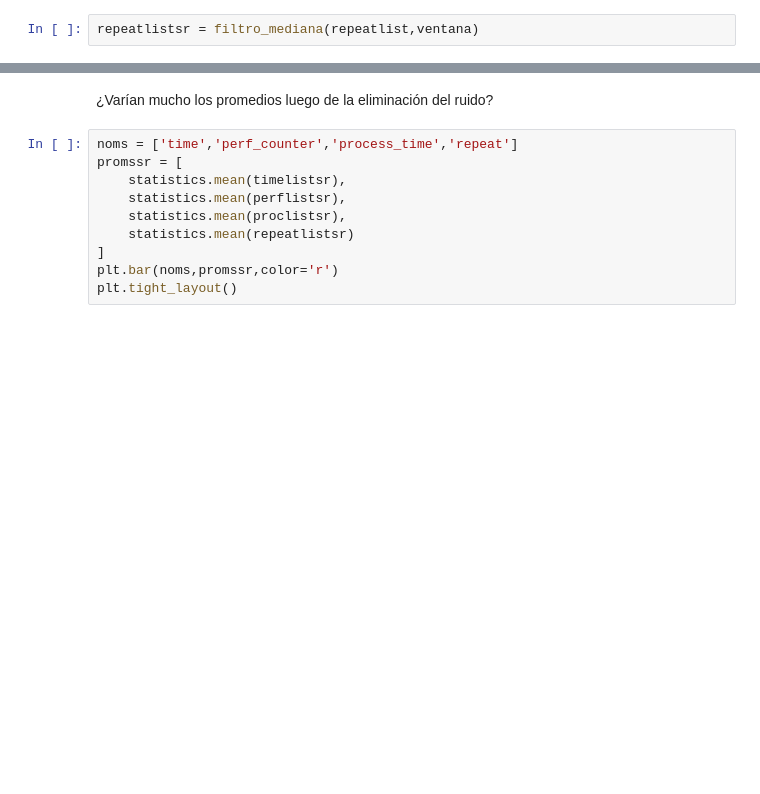
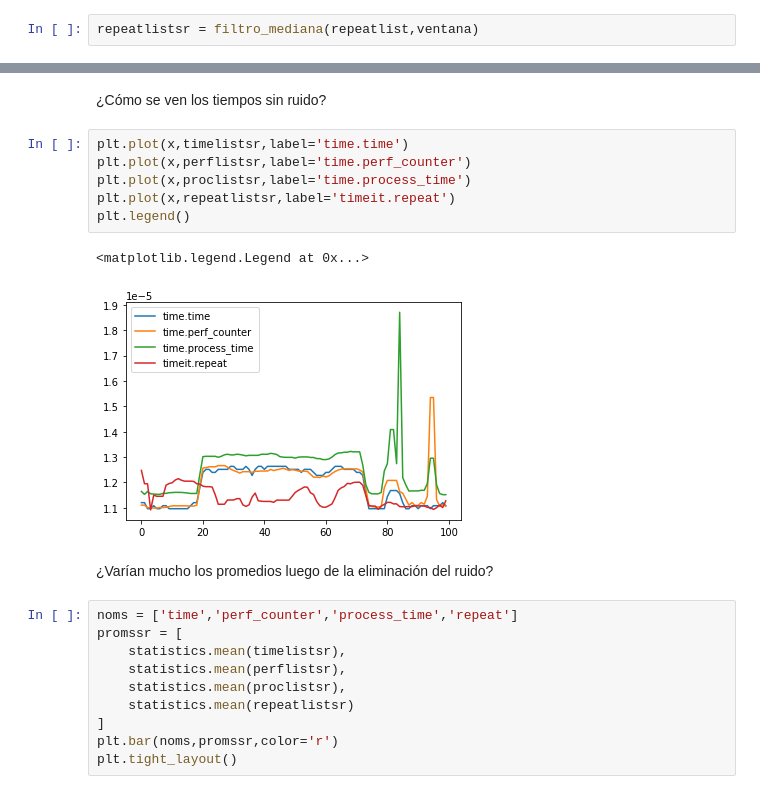
Before and after one commit to stefano-andre/sobre-python, a Jupyter notebook: python-timing.ipynb, the cells around one changed output, grey strips where cells are left out. Cells and saved outputs as stored; diff of their text form; blank space fills up the shorter version.

```diff
--- a/python-timing.ipynb
+++ b/python-timing.ipynb
@@ -239,3 +241,14 @@ plt.legend()
+# %% [markdown]
+¿Cómo se ven los tiempos sin ruido?
+# %%
+plt.plot(x,timelistsr,label='time.time')
+plt.plot(x,perflistsr,label='time.perf_counter')
+plt.plot(x,proclistsr,label='time.process_time')
+plt.plot(x,repeatlistsr,label='timeit.repeat')
+plt.legend()
+# %% [output]
+<matplotlib.legend.Legend at 0x...>
+[figure, added]
 # %% [markdown]
 ¿Varían mucho los promedios luego de la eliminación del ruido?
 # %%
```
Also changed, not shown: parts of 97 cells of this notebook.
